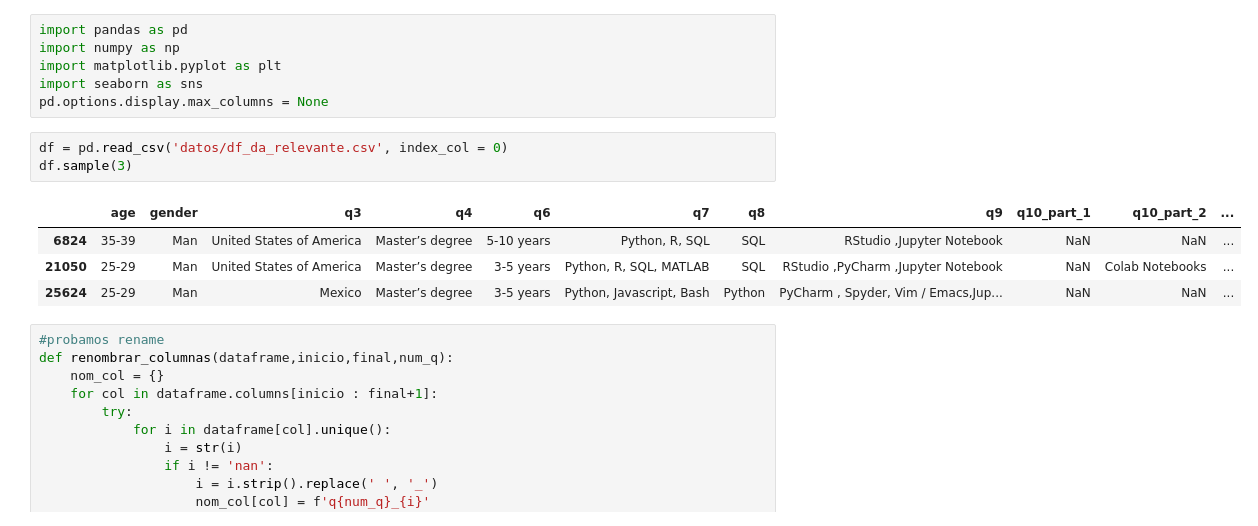
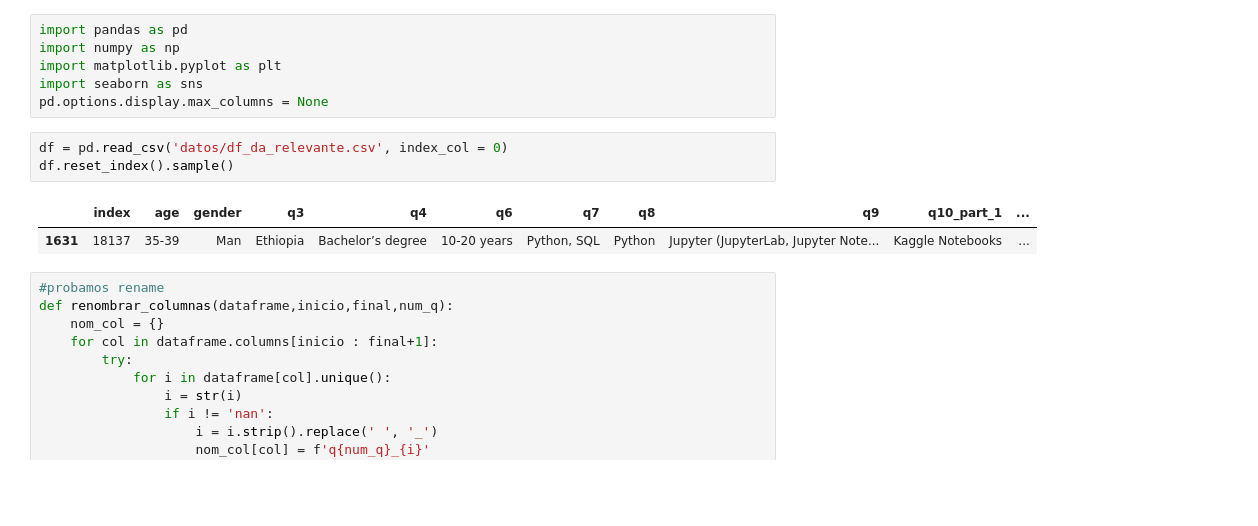
Before and after one commit to MaitaneP/adalab-da-modulo2-proyecto-equipo3, a Jupyter notebook: tratamiento_datos.ipynb, the cells around one changed output. Drawn from its saved outputs; the diff is of its cells as text; blank space fills up the shorter version.

```diff
--- a/tratamiento_datos.ipynb
+++ b/tratamiento_datos.ipynb
@@ -6,12 +6,10 @@ import seaborn as sns
 pd.options.display.max_columns = None
 # %%
 df = pd.read_csv('datos/df_da_relevante.csv', index_col = 0)
-df.sample(3)
+df.reset_index().sample()
 # %% [output]
-|  | age | gender | q3 | q4 | q6 | q7 | q8 | q9 | q10_part_1 | q10_part_2 | ... |
-| 6824 | 35-39 | Man | United States of America | Master’s degree | 5-10 years | Python, R, SQL | SQL | RStudio ,Jupyter Notebook | NaN | NaN | ... |
-| 21050 | 25-29 | Man | United States of America | Master’s degree | 3-5 years | Python, R, SQL, MATLAB | SQL | RStudio ,PyCharm ,Jupyter Notebook | NaN | Colab Notebooks | ... |
-| 25624 | 25-29 | Man | Mexico | Master’s degree | 3-5 years | Python, Javascript, Bash | Python | PyCharm , Spyder, Vim / Emacs,Jup... | NaN | NaN | ... |
+|  | index | age | gender | q3 | q4 | q6 | q7 | q8 | q9 | q10_part_1 | ... |
+| 1631 | 18137 | 35-39 | Man | Ethiopia | Bachelor’s degree | 10-20 years | Python, SQL | Python | Jupyter (JupyterLab, Jupyter Note... | Kaggle Notebooks | ... |
 # %%
 #probamos rename
 def renombrar_columnas(dataframe,inicio,final,num_q):
```
Also changed, not shown: parts of 19 cells of this notebook.
